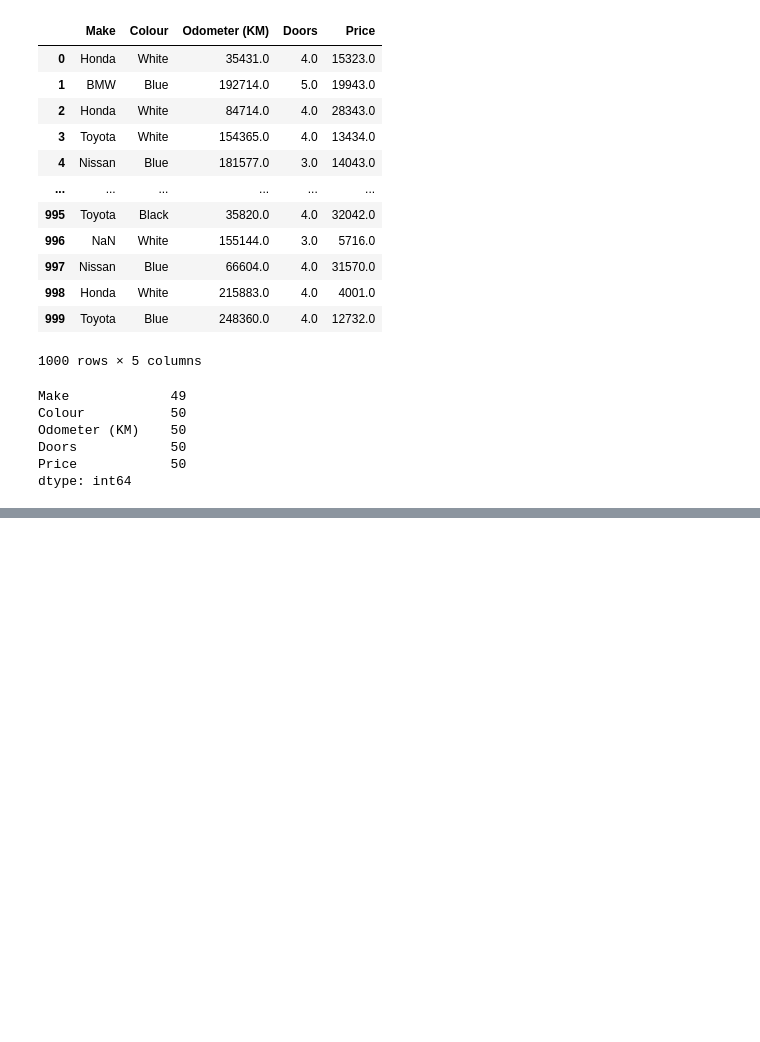
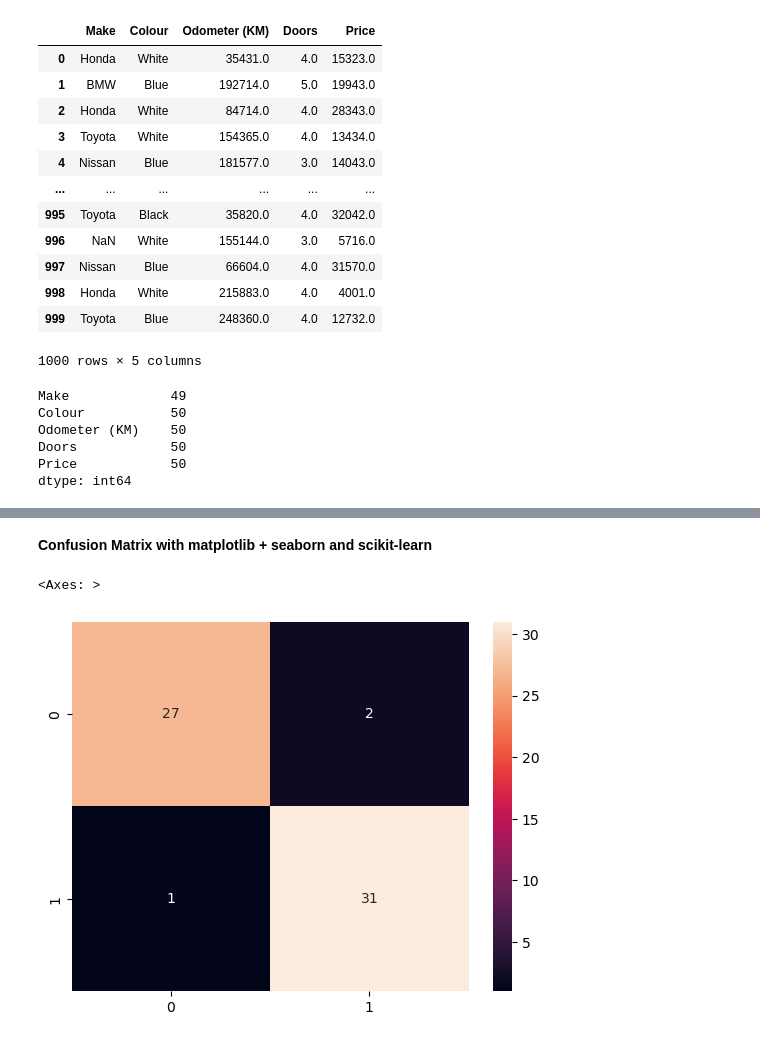
Before and after one commit to KyraWillow/introduction-to-scikit-learn, a Jupyter notebook: introduction-to-scikit-learn.ipynb, the cells around one changed output, grey strips where cells are left out. Drawn from its saved outputs; the diff is of its cells as text; code cells hidden in the pictures; blank space fills up the shorter version.

Commit message:
Scikit-learn learning update

```diff
--- a/introduction-to-scikit-learn.ipynb
+++ b/introduction-to-scikit-learn.ipynb
@@ -494,0 +606,3 @@ ValueError: Input y contains NaN.
+# %%
+heart_disease = pd.read_csv("data/heart-disease.csv")
+heart_disease
@@ -494,0 +770,13 @@ ValueError: Input y contains NaN.
+# %%
+from sklearn.model_selection import cross_val_score
+from sklearn.ensemble import RandomForestClassifier
+
+np.random.seed(42)
+
+X = heart_disease.drop("target", axis=1)
+y = heart_disease["target"]
+
+model = RandomForestClassifier(n_estimators=100)
+cross_val = cross_val_score(model, X, y, cv=5)
+
+cross_val
@@ -494,0 +796,12 @@ ValueError: Input y contains NaN.
+# %%
+from sklearn.metrics import roc_curve
+
+# split the data
+X_train, X_test, y_train, y_test = train_test_split(X, y, test_size=0.2)
+
+# Fit the models
+model.fit(X_train, y_train)
+
+# Make probability predict
+y_probs = model.predict_proba(X_test)
+y_probs[:10]
@@ -494,0 +841,14 @@ ValueError: Input y contains NaN.
+# %% [markdown]
+**Confusion Matrix with matplotlib + seaborn and scikit-learn**
+# %%
+from sklearn.metrics import confusion_matrix
+
+y_pred = clf.predict(X_test)
+
+confusion = confusion_matrix(y_test, y_pred)
+# %%
+import seaborn as sns
+sns.heatmap(confusion, annot=True)
+# %% [output]
+<Axes: >
+[figure, added]
```
Also changed, not shown: parts of 58 cells of this notebook.
